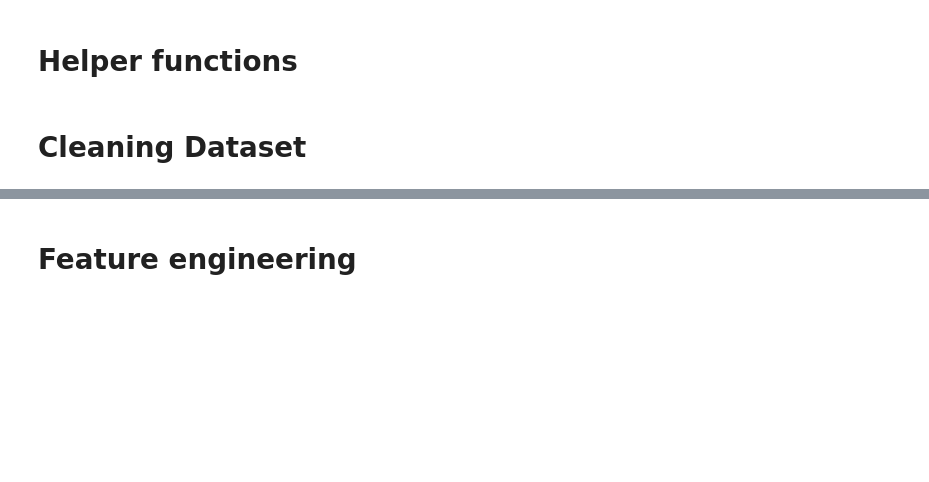
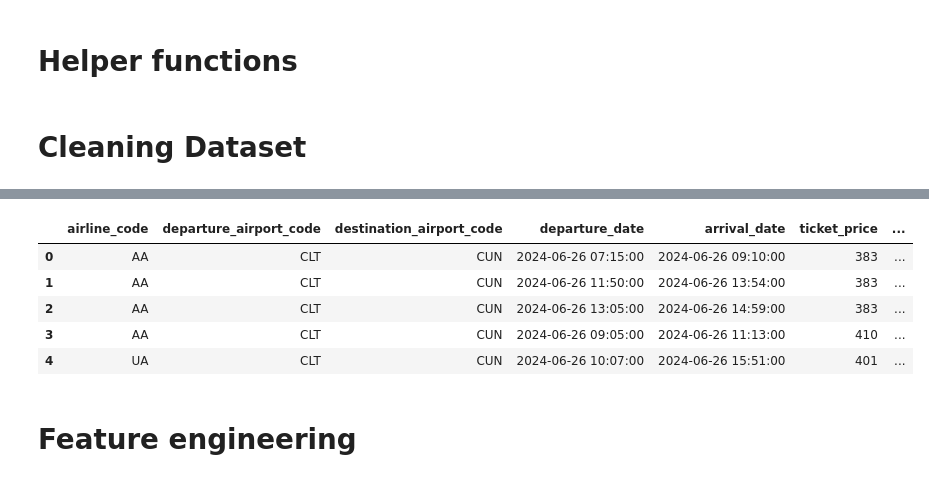
Before and after one commit to aghauss/SkySaver, a Jupyter notebook: experiments/data_deep_dive.ipynb, the cells around one changed output, grey strips where cells are left out. Saved outputs shown, nothing was run; the diff lists cells and outputs as text; code cells hidden in the pictures; blank space fills up the shorter version.

```diff
--- a/experiments/data_deep_dive.ipynb
+++ b/experiments/data_deep_dive.ipynb
@@ -94,3 +130,12 @@ df = pd.read_csv('../output/Query4_results_datefix.csv')
+# %%
+df.head()
+# %% [output]
+|  | airline_code | departure_airport_code | destination_airport_code | departure_date | arrival_date | ticket_price | ... |
+| 0 | AA | CLT | CUN | 2024-06-26 07:15:00 | 2024-06-26 09:10:00 | 383 | ... |
+| 1 | AA | CLT | CUN | 2024-06-26 11:50:00 | 2024-06-26 13:54:00 | 383 | ... |
+| 2 | AA | CLT | CUN | 2024-06-26 13:05:00 | 2024-06-26 14:59:00 | 383 | ... |
+| 3 | AA | CLT | CUN | 2024-06-26 09:05:00 | 2024-06-26 11:13:00 | 410 | ... |
+| 4 | UA | CLT | CUN | 2024-06-26 10:07:00 | 2024-06-26 15:51:00 | 401 | ... |
 # %%
 df["ID_Helper"] = df["departure_time"].astype(str) + df["selling_airline"].astype(str) + df["arrival_time"].astype(str)
 # %%
```
Also changed, not shown: parts of 12 cells of this notebook, 2 other files.
